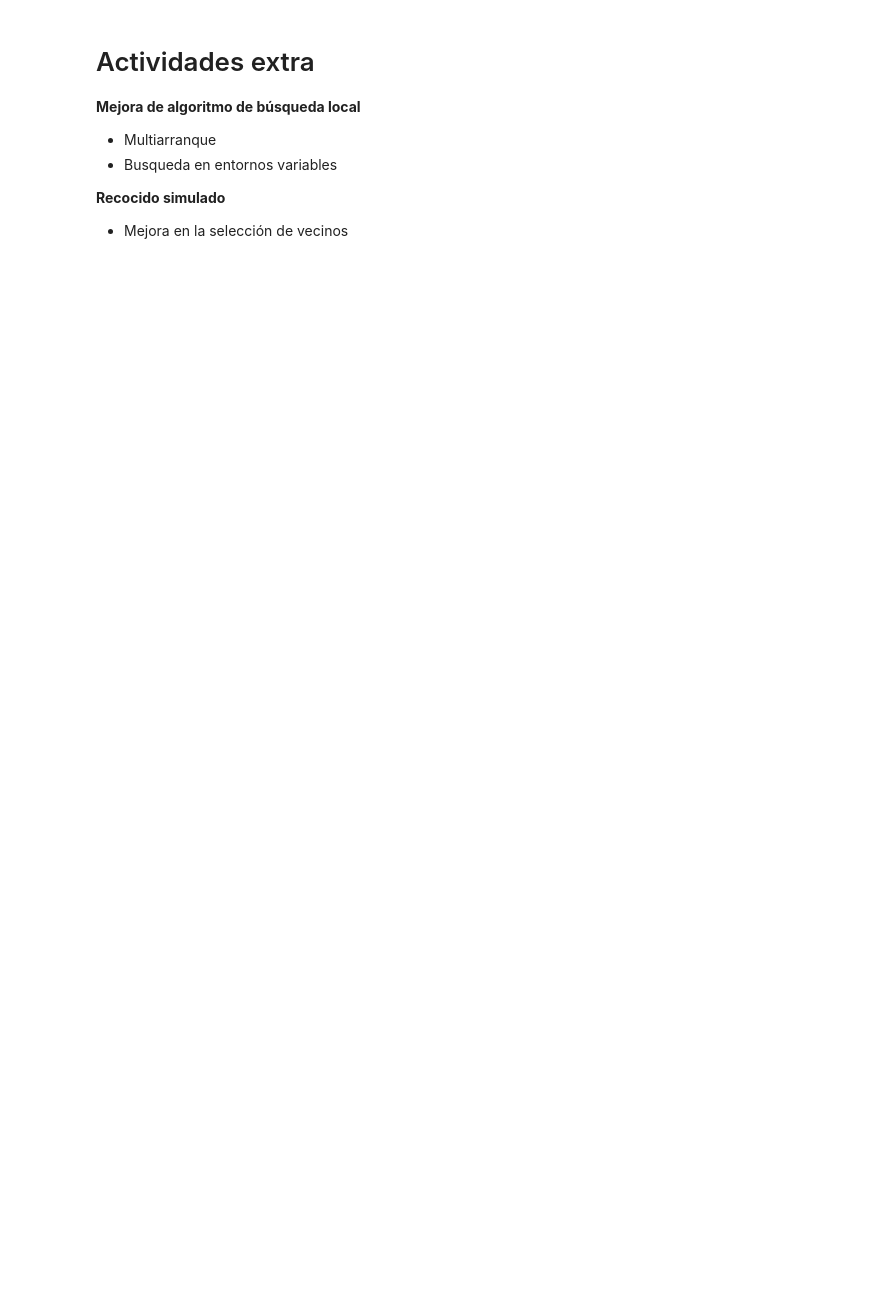
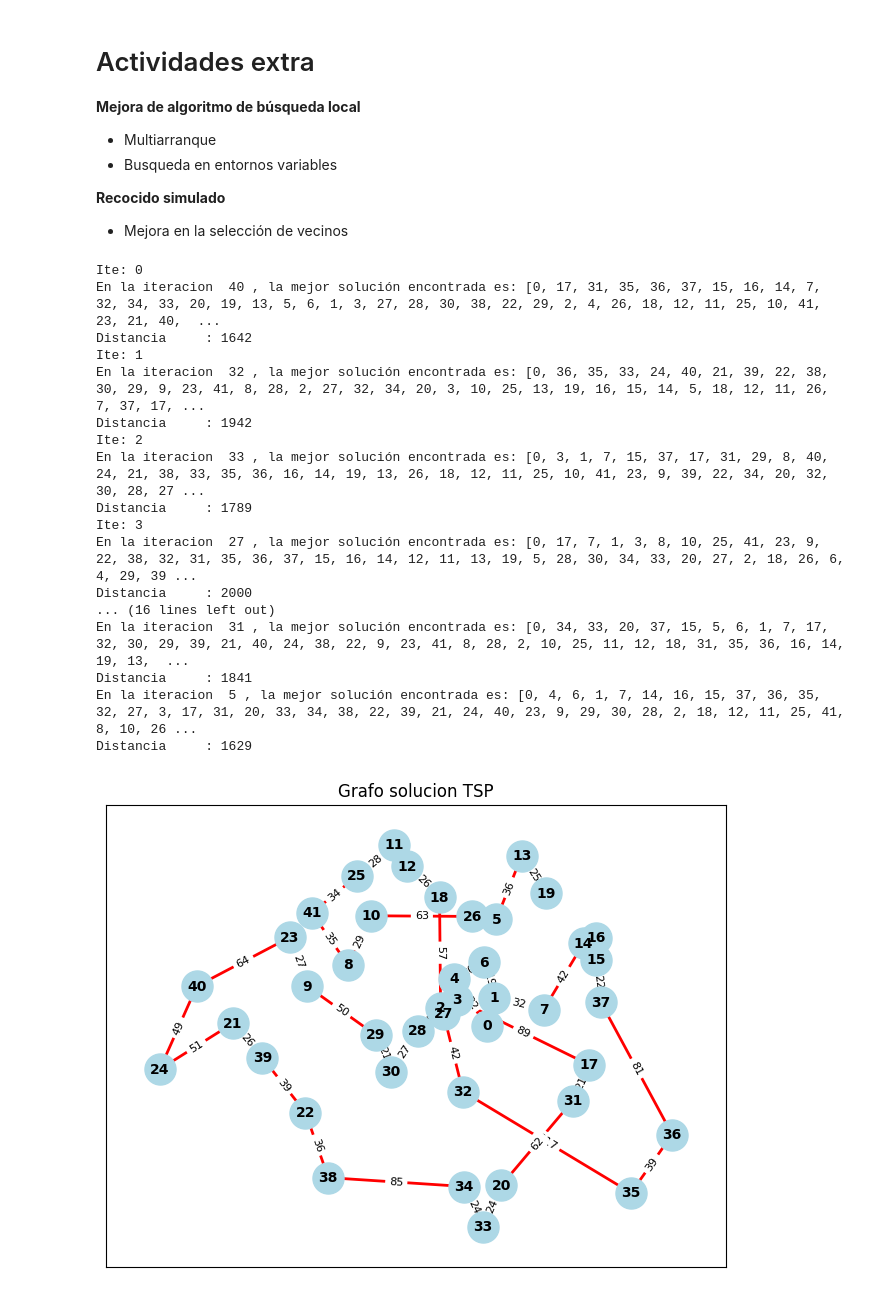
Before and after one commit to javier-calleja/AGActividades, a Jupyter notebook: Algoritmos_AG3_revisado.ipynb, the cells around one changed output. Drawn from its saved outputs; the diff is of its cells as text; code cells hidden in the pictures; blank space fills up the shorter version.

```diff
--- a/Algoritmos_AG3_revisado.ipynb
+++ b/Algoritmos_AG3_revisado.ipynb
@@ -427,3 +427,83 @@ con una distancia total de 2098
 **Recocido simulado**
 
 *   Mejora en la selección de vecinos
+# %%
+###############################################################################
+# MULTIARRANQUE BUSQUEDA LOCAL
+###############################################################################
+
+#Aplicamos multiarranque a la búsqueda local
+
+def procesado_vecina_multiarraque(solucion_referencia, mejor_distancia, problem):
+  mejor_solucion = solucion_referencia
+  iteracion = 0
+  while(1):
+    iteracion += 1
+    #Obtenemos la mejor vecina ...
+    vecina = genera_vecina(solucion_referencia)
+
+    #... y la evaluamos para ver si mejoramos respecto a lo encontrado hasta el momento
+    distancia_vecina = distancia_total(vecina, problem)
+
+    #Si no mejoramos hay que terminar. Hemos llegado a un minimo local(según nuestro operador de vencindad 2-opt)
+    if distancia_vecina < mejor_distancia:
+      #mejor_solucion = copy.deepcopy(vecina)   #Con copia profunda. Las copias en python son por referencia
+      mejor_solucion = vecina                   #Guarda la mejor solución encontrada
+      mejor_distancia = distancia_vecina
+      solucion_referencia = vecina
+    else:
+      print("En la iteracion ", iteracion, ", la mejor solución encontrada es:" , mejor_solucion)
+      print("Distancia     :" , mejor_distancia)
+      return mejor_distancia, mejor_solucion
+
+
+#  - Sobre el operador de vecindad 2-opt(funcion genera_vecina)
+#  - Sin criterio de parada, se para cuando no es posible mejorar.
+def busqueda_local_multi_arranque(problem):
+  Lim_multi_arranque = 10  #Número máximo de itereaciones para el multiarranque
+  mejor_solucion = []
+  mejor_distancia = 100000
+
+
+  #Generar una solucion inicial de referencia(aleatoria)
+  for iteracion in range(Lim_multi_arranque):
+    print(f'Ite: {iteracion}')
+    #generamos nueva solución y calculamos distancia para cada arranque
+    solucion_referencia = crear_solucion(Nodos)
+    distancia_referencia = distancia_total(solucion_referencia, problem)
+    #Se procesa la solución
+    distancia_procesada, solucion_referencia = procesado_vecina_multiarraque(solucion_referencia, distancia_referencia, problem)
+
+    #Comparación de mejor solución encontrada
+    if distancia_procesada < mejor_distancia:
+      mejor_solucion = solucion_referencia                   #Guarda la mejor solución encontrada
+      mejor_distancia = distancia_procesada
+      mejor_iteracion = iteracion
+  return mejor_iteracion, mejor_distancia, mejor_solucion
+
+
+
+ite, dist, sol = busqueda_local_multi_arranque(problem)
+print("En la iteracion ", ite, ", la mejor solución encontrada es:" , sol)
+print("Distancia     :" , dist)
+
+plot_tsp_solution(problem.edge_weights, sol)
+# %% [output]
+Ite: 0
+En la iteracion  40 , la mejor solución encontrada es: [0, 17, 31, 35, 36, 37, 15, 16, 14, 7, 32, 34, 33, 20, 19, 13, 5, 6, 1, 3, 27, 28, 30, 38, 22, 29, 2, 4, 26, 18, 12, 11, 25, 10, 41, 23, 21, 40,  ...
+Distancia     : 1642
+Ite: 1
+En la iteracion  32 , la mejor solución encontrada es: [0, 36, 35, 33, 24, 40, 21, 39, 22, 38, 30, 29, 9, 23, 41, 8, 28, 2, 27, 32, 34, 20, 3, 10, 25, 13, 19, 16, 15, 14, 5, 18, 12, 11, 26, 7, 37, 17, ...
+Distancia     : 1942
+Ite: 2
+En la iteracion  33 , la mejor solución encontrada es: [0, 3, 1, 7, 15, 37, 17, 31, 29, 8, 40, 24, 21, 38, 33, 35, 36, 16, 14, 19, 13, 26, 18, 12, 11, 25, 10, 41, 23, 9, 39, 22, 34, 20, 32, 30, 28, 27 ...
+Distancia     : 1789
+Ite: 3
+En la iteracion  27 , la mejor solución encontrada es: [0, 17, 7, 1, 3, 8, 10, 25, 41, 23, 9, 22, 38, 32, 31, 35, 36, 37, 15, 16, 14, 12, 11, 13, 19, 5, 28, 30, 34, 33, 20, 27, 2, 18, 26, 6, 4, 29, 39 ...
+Distancia     : 2000
+... (16 lines left out)
+En la iteracion  31 , la mejor solución encontrada es: [0, 34, 33, 20, 37, 15, 5, 6, 1, 7, 17, 32, 30, 29, 39, 21, 40, 24, 38, 22, 9, 23, 41, 8, 28, 2, 10, 25, 11, 12, 18, 31, 35, 36, 16, 14, 19, 13,  ...
+Distancia     : 1841
+En la iteracion  5 , la mejor solución encontrada es: [0, 4, 6, 1, 7, 14, 16, 15, 37, 36, 35, 32, 27, 3, 17, 31, 20, 33, 34, 38, 22, 39, 21, 24, 40, 23, 9, 29, 30, 28, 2, 18, 12, 11, 25, 41, 8, 10, 26 ...
+Distancia     : 1629
+[figure, added]
```
Also changed, not shown: parts of 9 cells of this notebook.
